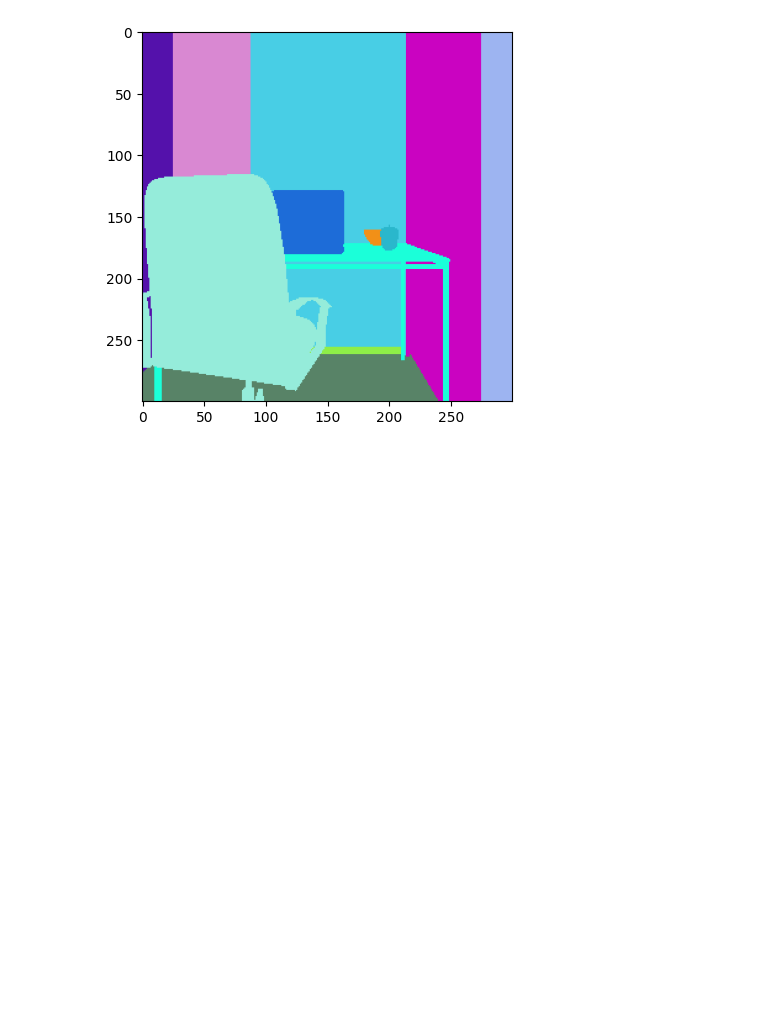
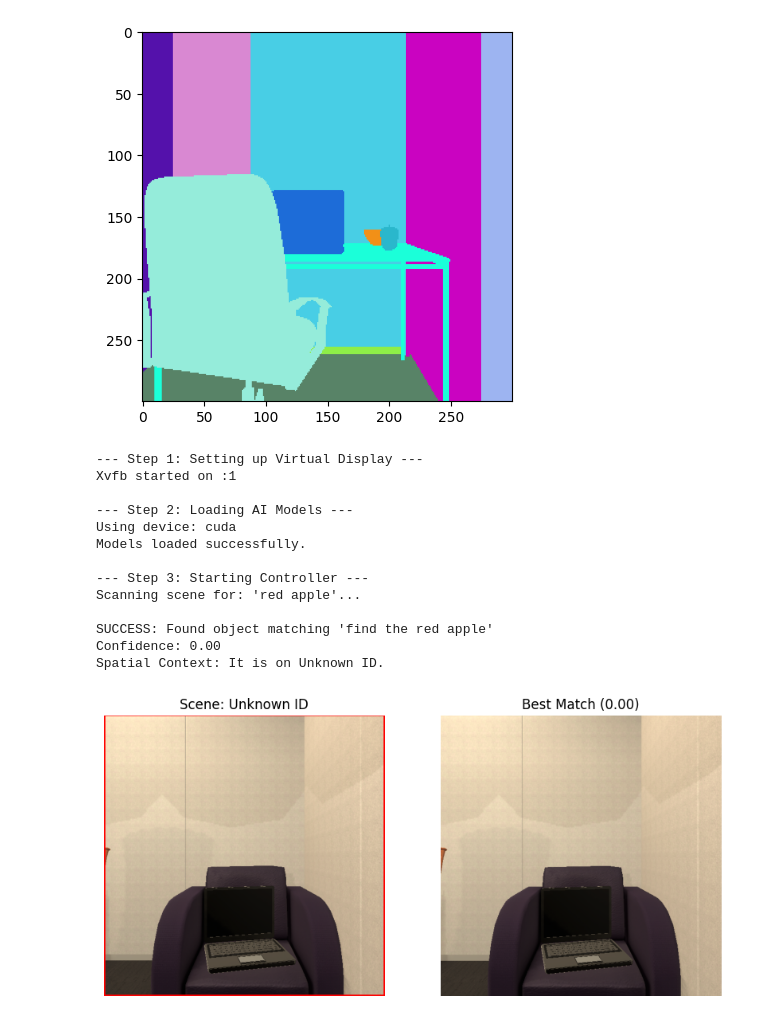
Before and after one commit to Land-dev/finalProject163, a Jupyter notebook: 163FinalProject.ipynb, the cells around one changed output. Drawn from its saved outputs; the diff is of its cells as text; code cells hidden in the pictures; blank space fills up the shorter version.

```diff
--- a/163FinalProject.ipynb
+++ b/163FinalProject.ipynb
@@ -104,0 +225,68 @@ plt.show()
+# %%
+
+
+# ==========================================
+# 4. MAIN EXECUTION
+# ==========================================
+print("\n--- Step 3: Starting Controller ---")
+controller = Controller(
+    agentMode="locobot",
+    visibilityDistance=1.5,
+    renderDepthImage=True,           # Useful for debug
+    renderInstanceSegmentation=True, # REQUIRED for metadata lookup
+    width=600,
+    height=600
+)
+
+# Move somewhere interesting (optional)
+# controller.step("MoveBack")
+# controller.step("RotateRight")
+
+user_query = "find the red apple"
+
+# 1. Visual Search
+best_mask, crop_img, confidence = find_best_object(controller, user_query)
+
+if best_mask:
+    # 2. Spatial Reasoning
+    location_desc = get_spatial_context(controller, best_mask)
+
+    # 3. Final Output
+    print(f"\nSUCCESS: Found object matching '{user_query}'")
+    print(f"Confidence: {confidence:.2f}")
+    print(f"Spatial Context: It is on {location_desc}.")
+
+    # 4. Visualize
+    x, y, w, h = map(int, best_mask['bbox'])
+    full_img = controller.last_event.frame.copy()
+
+    # Draw Red Box on full image
+    cv2.rectangle(full_img, (x, y), (x+w, y+h), (255, 0, 0), 3)
+
+    fig, ax = plt.subplots(1, 2, figsize=(10, 5))
+    ax[0].imshow(full_img)
+    ax[0].set_title(f"Scene: {location_desc}")
+    ax[0].axis('off')
+
+    ax[1].imshow(crop_img)
+    ax[1].set_title(f"Best Match ({confidence:.2f})")
+    ax[1].axis('off')
+    plt.show()
+
+else:
+    print("Could not find any objects in the scene.")
+# %% [output]
+--- Step 1: Setting up Virtual Display ---
+Xvfb started on :1
+
+--- Step 2: Loading AI Models ---
+Using device: cuda
+Models loaded successfully.
+
+--- Step 3: Starting Controller ---
+Scanning scene for: 'red apple'...
+
+SUCCESS: Found object matching 'find the red apple'
+Confidence: 0.00
+Spatial Context: It is on Unknown ID.
+[figure, added]
```
Also changed, not shown: parts of 5 cells of this notebook.
